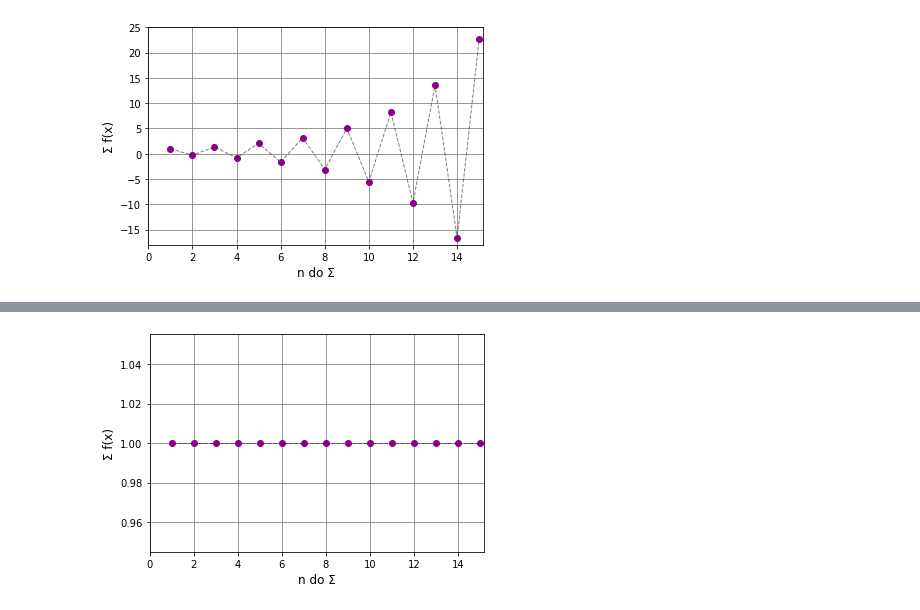
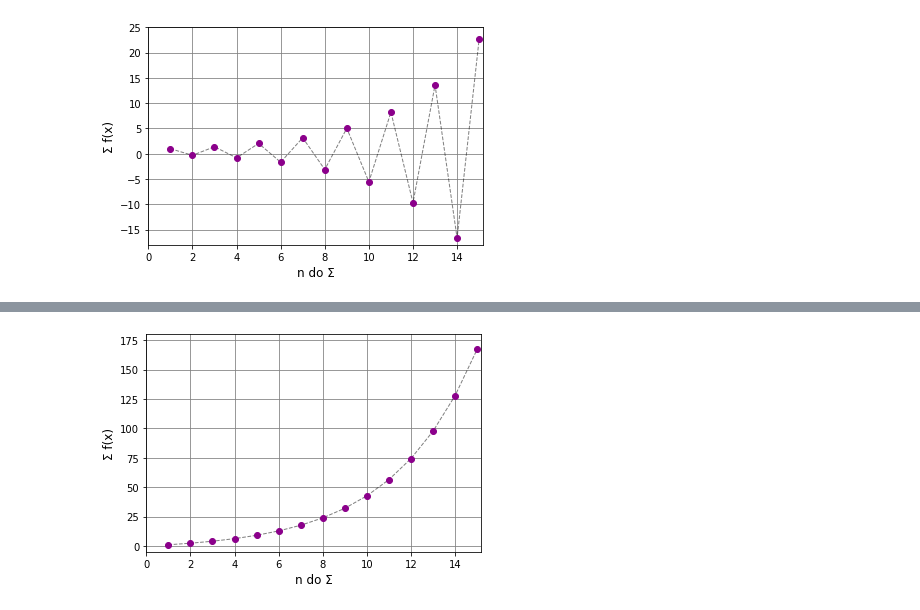
Before and after one commit to pedroivoal/Semestre-2, a Jupyter notebook: Matvar/APS/graficos_slide.ipynb, the cells around one changed output, grey strips where cells are left out. Drawn from its saved outputs; the diff is of its cells as text; code cells hidden in the pictures.

```diff
--- a/Matvar/APS/graficos_slide.ipynb
+++ b/Matvar/APS/graficos_slide.ipynb
@@ -87,23 +134,23 @@ x_13.savefig('gráficos/x=-1.jpg', format='jpg', dpi=480)
 # %%
 l_n = np.arange(1, 16, 1)
 l_fx = []
-x = 0
+x = 1.3
 
 for n in l_n:
     l_fx.append(simples_x(x, n))
 
 x_13, ax = plt.subplots()
 
 plt.plot(l_n, l_fx, '--', color='k', linewidth=1, alpha=0.5)
 plt.plot(l_n, l_fx, 'o', color='darkmagenta')
 # plt.title('x = -1,3', fontsize=20)
 plt.ylabel('Σ f(x)', fontsize=12)
 plt.xlabel('n do Σ', fontsize=12)
-# plt.ylim(-18,25);
-plt.xlim(0, 15.18);
+plt.ylim(-5,180)
+plt.xlim(0, 15.18)
 plt.grid(color='gray')
 plt.show()
 
-x_13.savefig('gráficos/x=0.jpg', format='jpg', dpi=480)
+x_13.savefig('gráficos/x=1,3.jpg', format='jpg', dpi=480)
 # %% [output]
-[figure, old version]
+[figure, new version]
```
Also changed, not shown: parts of 6 cells of this notebook, 4 other files.
